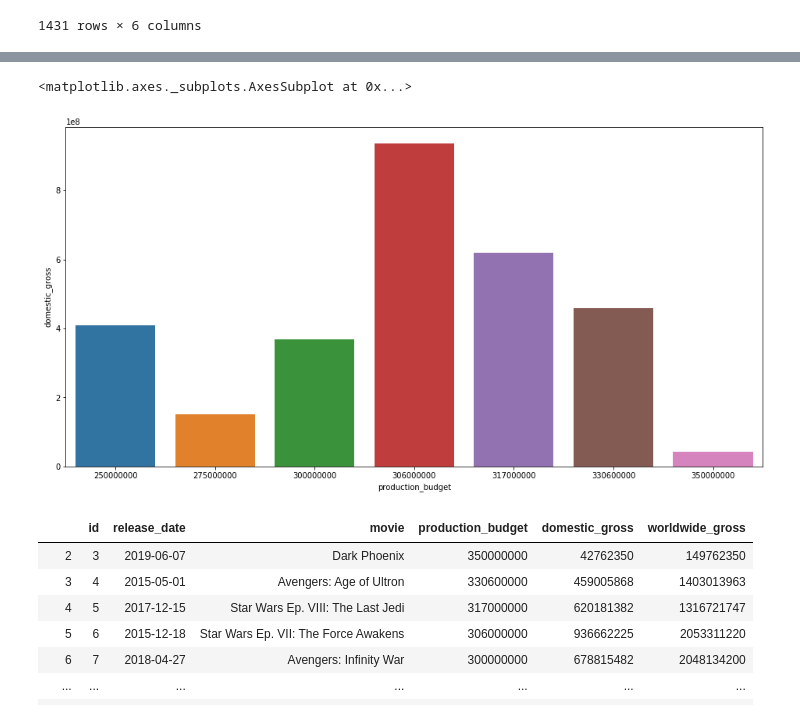
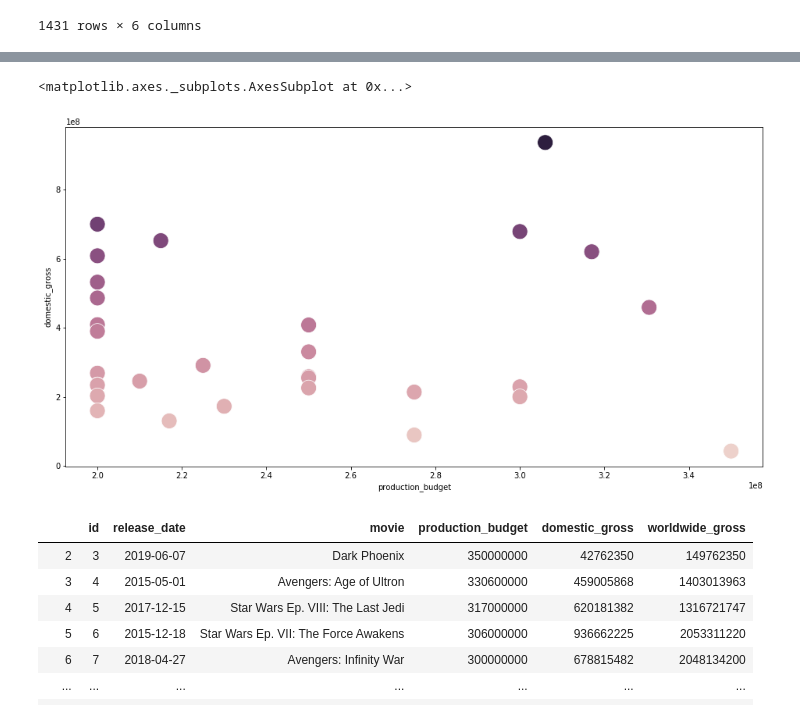
Before and after one commit to dalayne95/mod-1-project-darian-trey, a Jupyter notebook: Release date comparison .ipynb, the cells around one changed output, grey strips where cells are left out. Drawn from its saved outputs; the diff is of its cells as text; code cells hidden in the pictures.

```diff
--- a/Release date comparison .ipynb
+++ b/Release date comparison .ipynb
@@ -136,7 +136,3 @@ See the caveats in the documentation: http://pandas.pydata.org/pandas-docs/stabl
 df.production_budget = df.production_budget.astype(int)
 df.domestic_gross = df.domestic_gross.astype(int)
 df.worldwide_gross = df.worldwide_gross.astype(int)
-# %%
-df = df[:10]
-
-df
@@ -154,0 +139,4 @@ df
+# %%
+dfdropped = df[:30]
+
+dfdropped
@@ -155,17 +161,14 @@ df
 # %%
 import seaborn as sns
 import matplotlib.pyplot as plt
 %matplotlib inline
 plt.figure(figsize=(16, 8))
 
 
-sns.lineplot(x= df.production_budget, y= df.domestic_gross, hue=None, data= df, ci = None)
-
-ax = sns.barplot(x=df.production_budget, y= df.domestic_gross, data=dfdropped, ci = None)
-f
+sns.scatterplot(x= dfdropped.production_budget, y= dfdropped.domestic_gross, hue= dfdropped.domestic_gross, data= dfdropped, ci = None, s= 400, legend = None)
 # %% [output]
 <matplotlib.axes._subplots.AxesSubplot at 0x...>
-[figure, old version]
+[figure, new version]
 # %%
 df.loc[(df!=0).any(axis=1)]
 # %% [output]
```
Also changed, not shown: parts of 3 cells of this notebook, 1 other file.
